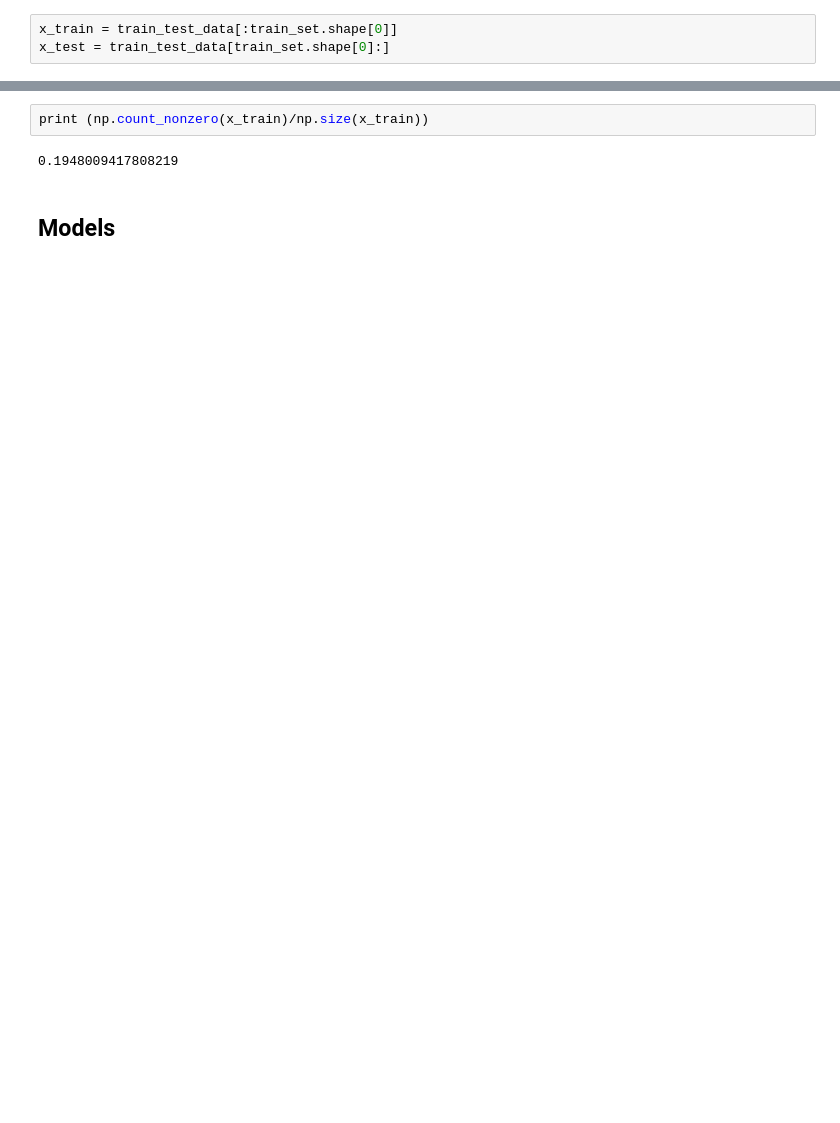
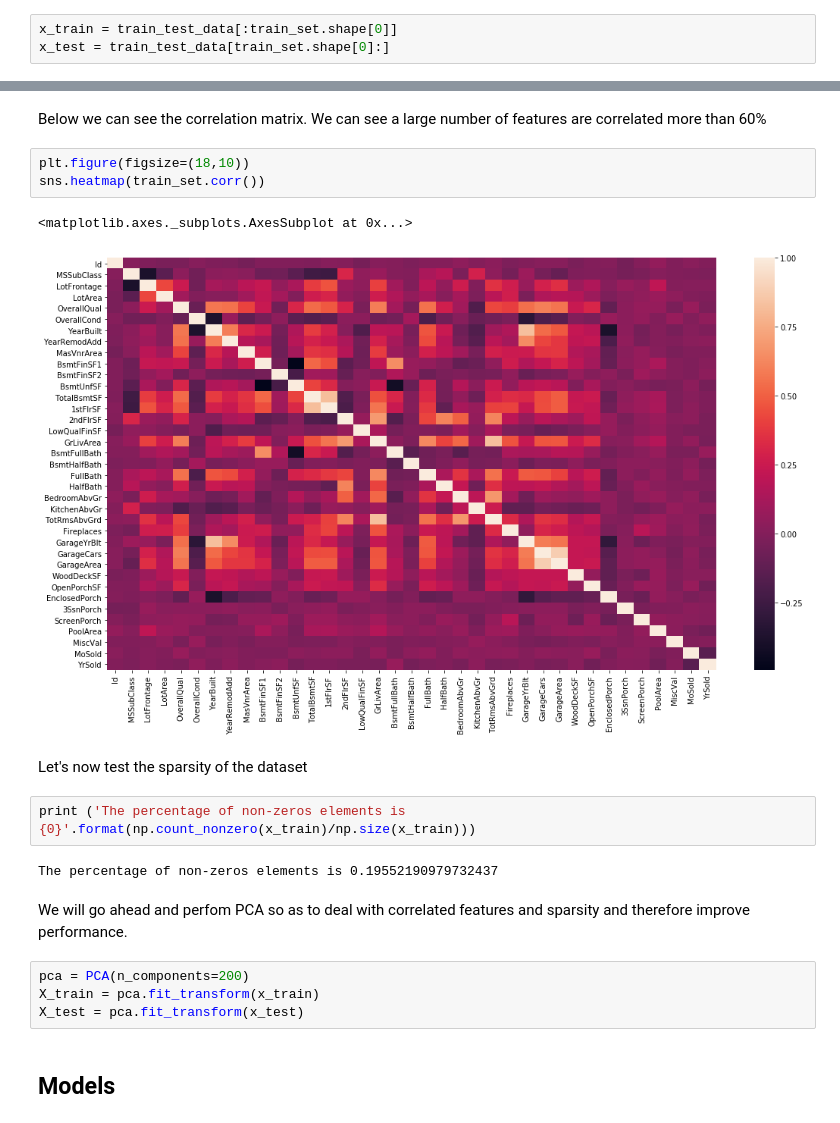
Before and after one commit to vasiach/PracticalDataScience, a Jupyter notebook: Assignment4.ipynb, the cells around one changed output, grey strips where cells are left out. Drawn from its saved outputs; the diff is of its cells as text; blank space fills up the shorter version.

```diff
--- a/Assignment4.ipynb
+++ b/Assignment4.ipynb
@@ -98,7 +75,23 @@ Length: 320, dtype: float64
+# %% [markdown]
+Below we can see the correlation matrix. We can see a large number of features are correlated more than 60%
+# %%
+plt.figure(figsize=(18,10))
+sns.heatmap(train_set.corr())
+# %% [output]
+<matplotlib.axes._subplots.AxesSubplot at 0x...>
+[figure, added]
+# %% [markdown]
+Let's now test the sparsity of the dataset
 # %%
-print (np.count_nonzero(x_train)/np.size(x_train))
+print ('The percentage of non-zeros elements is {0}'.format(np.count_nonzero(x_train)/np.size(x_train)))
 # %% [output]
-0.1948009417808219
+The percentage of non-zeros elements is 0.19552190979732437
+# %% [markdown]
+We will go ahead and perfom PCA so as to deal with correlated features and sparsity and therefore improve performance.
+# %%
+pca = PCA(n_components=200)
+X_train = pca.fit_transform(x_train)
+X_test = pca.fit_transform(x_test)
 # %% [markdown]
 ## Models
 # %%
```
Also changed, not shown: parts of 56 cells of this notebook.
